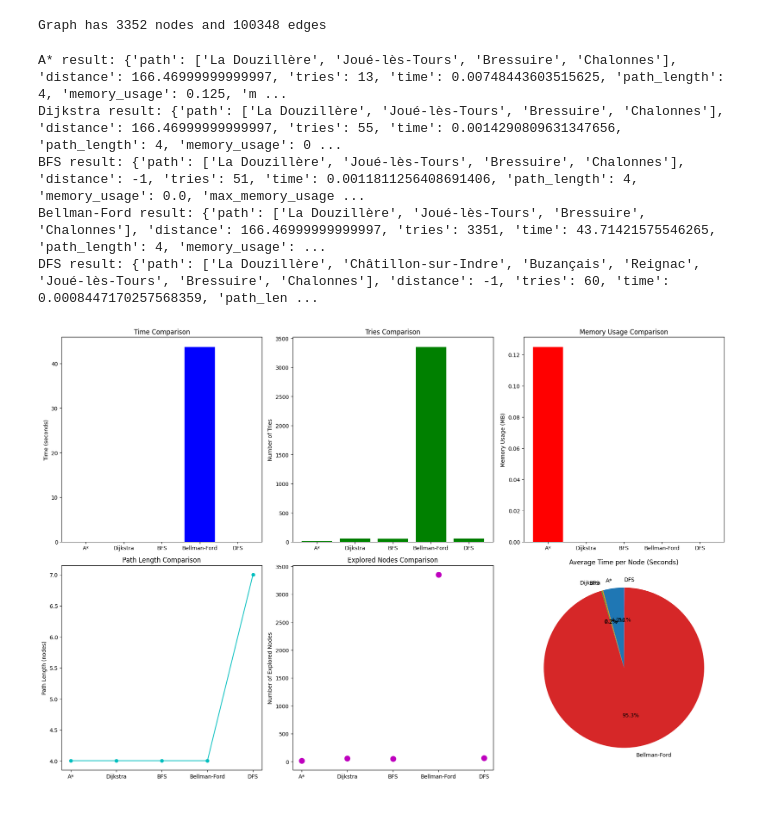
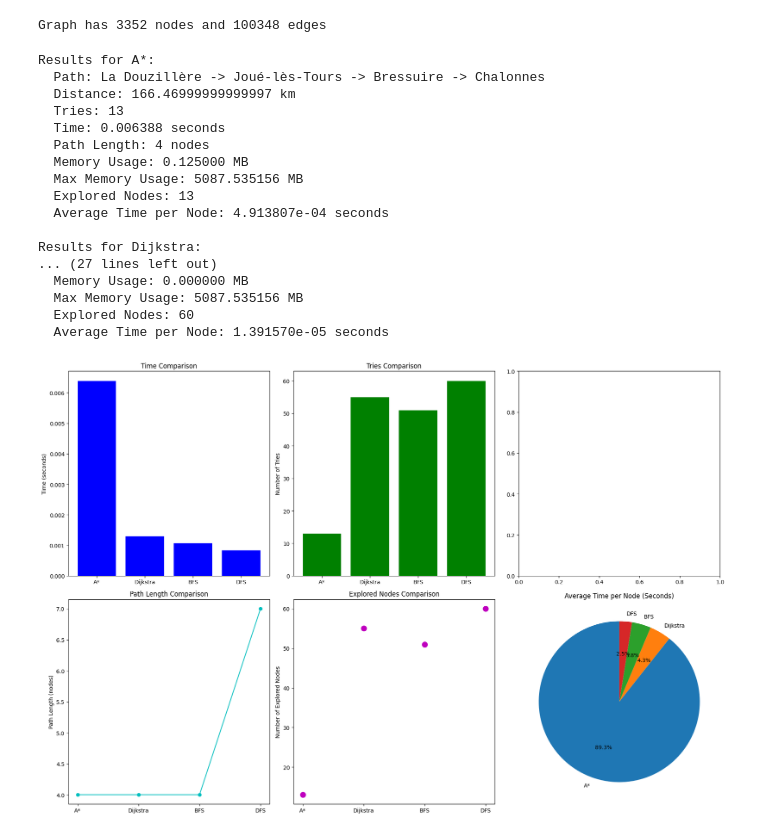
Before and after one commit to sanlamamba/T-AIA-901_par_1, a Jupyter notebook: pathfinder_try/main.ipynb, the cells around one changed output. Cells and saved outputs as stored; diff of their text form; code cells hidden in the pictures.

Commit message:
Refactor paths and add station_to_dict script

```diff
--- a/pathfinder_try/main.ipynb
+++ b/pathfinder_try/main.ipynb
@@ -262,31 +262,43 @@ class Pathfinder:
 
         return None
 # %%
-
 pathfinder = Pathfinder(G)
 start_station = '87009696'
 goal_station = '87484204'
 
+def formatted_print_results(result, algorithm_name):
+    print(f"Results for {algorithm_name}:")
+    print(f"  Path: {' -> '.join(result['path'])}")
+    print(f"  Distance: {result['distance']} km")
+    print(f"  Tries: {result['tries']}")
+    print(f"  Time: {result['time']:.6f} seconds")
+    print(f"  Path Length: {result['path_length']} nodes")
+    print(f"  Memory Usage: {result['memory_usage']:.6f} MB")
+    print(f"  Max Memory Usage: {result['max_memory_usage']:.6f} MB")
+    print(f"  Explored Nodes: {result['explored_nodes']}")
+    print(f"  Average Time per Node: {result['average_node_time']:.6e} seconds\n")
+
 a_star_result = pathfinder.a_star(start_station, goal_station)
-print(f"A* result: {a_star_result}")
+formatted_print_results(a_star_result, "A*")
 
 dijkstra_result = pathfinder.dijkstra(start_station, goal_station)
-print(f"Dijkstra result: {dijkstra_result}")
+formatted_print_results(dijkstra_result, "Dijkstra")
 
 bfs_result = pathfinder.bfs(start_station, goal_station)
-print(f"BFS result: {bfs_result}")
+formatted_print_results(bfs_result, "BFS")
 
-bellman_ford_result = pathfinder.bellman_ford(start_station, goal_station)
-print(f"Bellman-Ford result: {bellman_ford_result}")
+# bellman_ford_result = pathfinder.bellman_ford(start_station, goal_station)
+# formatted_print_results(bellman_ford_result, "Bellman-Ford")
 
 dfs_result = pathfinder.dfs(start_station, goal_station)
-print(f"DFS result: {dfs_result}")
+formatted_print_results(dfs_result, "DFS")
+
 
 def plot_results(results):
     algorithms = list(results.keys())
     times = [results[algo]['time'] for algo in algorithms]
     tries = [results[algo]['tries'] for algo in algorithms]
-    memory_usages = [results[algo]['memory_usage'] for algo in algorithms]
+    # memory_usages = [results[algo]['memory_usage'] for algo in algorithms]
     path_lengths = [results[algo]['path_length'] for algo in algorithms]
     explored_nodes = [results[algo]['explored_nodes'] for algo in algorithms]
     avg_node_times = [results[algo]['average_node_time'] for algo in algorithms]
@@ -299,40 +311,52 @@ def plot_results(results):
 
     axs[0, 1].bar(algorithms, tries, color='g')
     axs[0, 1].set_title('Tries Comparison')
     axs[0, 1].set_ylabel('Number of Tries')
 
-    axs[0, 2].bar(algorithms, memory_usages, color='r')
-    axs[0, 2].set_title('Memory Usage Comparison')
-    axs[0, 2].set_ylabel('Memory Usage (MB)')
+    # axs[0, 2].bar(algorithms, memory_usages, color='r')
+    # axs[0, 2].set_title('Memory Usage Comparison')
+    # axs[0, 2].set_ylabel('Memory Usage (MB)')
 
     axs[1, 0].plot(algorithms, path_lengths, marker='o', linestyle='-', color='c')
     axs[1, 0].set_title('Path Length Comparison')
     axs[1, 0].set_ylabel('Path Length (nodes)')
 
     axs[1, 1].scatter(algorithms, explored_nodes, color='m', s=100)
     axs[1, 1].set_title('Explored Nodes Comparison')
     axs[1, 1].set_ylabel('Number of Explored Nodes')
 
     axs[1, 2].pie(avg_node_times, labels=algorithms, autopct='%1.1f%%', startangle=90)
     axs[1, 2].set_title('Average Time per Node (Seconds)')
 
     plt.tight_layout()
     plt.savefig("algorithm_comparison.png")
     plt.show()
 
 results = {
     "A*": a_star_result,
     "Dijkstra": dijkstra_result,
     "BFS": bfs_result,
-    "Bellman-Ford": bellman_ford_result,
+    # "Bellman-Ford": bellman_ford_result,
     "DFS": dfs_result
 }
 
 plot_results(results)
 # %% [output]
-A* result: {'path': ['La Douzillère', 'Joué-lès-Tours', 'Bressuire', 'Chalonnes'], 'distance': 166.46999999999997, 'tries': 13, 'time': 0.00748443603515625, 'path_length': 4, 'memory_usage': 0.125, 'm ...
-Dijkstra result: {'path': ['La Douzillère', 'Joué-lès-Tours', 'Bressuire', 'Chalonnes'], 'distance': 166.46999999999997, 'tries': 55, 'time': 0.0014290809631347656, 'path_length': 4, 'memory_usage': 0 ...
-BFS result: {'path': ['La Douzillère', 'Joué-lès-Tours', 'Bressuire', 'Chalonnes'], 'distance': -1, 'tries': 51, 'time': 0.0011811256408691406, 'path_length': 4, 'memory_usage': 0.0, 'max_memory_usage ...
-Bellman-Ford result: {'path': ['La Douzillère', 'Joué-lès-Tours', 'Bressuire', 'Chalonnes'], 'distance': 166.46999999999997, 'tries': 3351, 'time': 43.71421575546265, 'path_length': 4, 'memory_usage': ...
-DFS result: {'path': ['La Douzillère', 'Châtillon-sur-Indre', 'Buzançais', 'Reignac', 'Joué-lès-Tours', 'Bressuire', 'Chalonnes'], 'distance': -1, 'tries': 60, 'time': 0.0008447170257568359, 'path_len ...
+Results for A*:
+  Path: La Douzillère -> Joué-lès-Tours -> Bressuire -> Chalonnes
+  Distance: 166.46999999999997 km
+  Tries: 13
+  Time: 0.006388 seconds
+  Path Length: 4 nodes
+  Memory Usage: 0.125000 MB
+  Max Memory Usage: 5087.535156 MB
+  Explored Nodes: 13
+  Average Time per Node: 4.913807e-04 seconds
+
+Results for Dijkstra:
+... (27 lines left out)
+  Memory Usage: 0.000000 MB
+  Max Memory Usage: 5087.535156 MB
+  Explored Nodes: 60
+  Average Time per Node: 1.391570e-05 seconds
-[figure, old version]
+[figure, new version]
```
